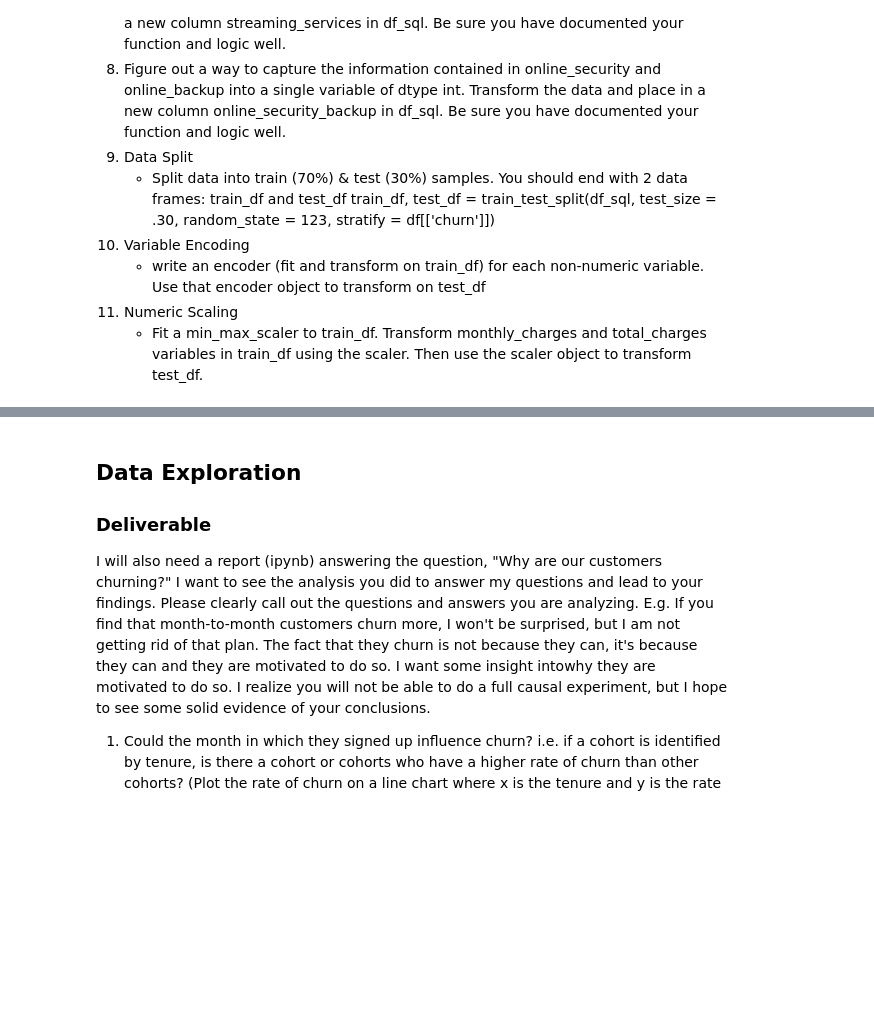
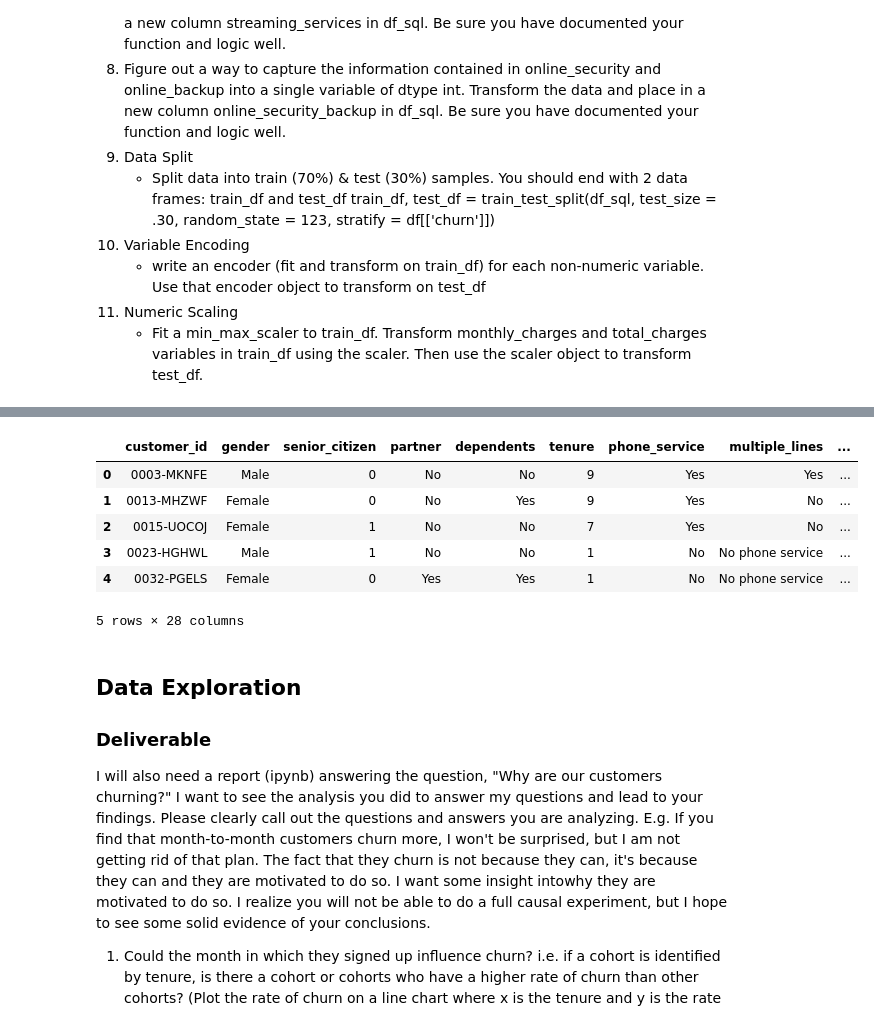
Before and after one commit to jess-katy/classification_project, a Jupyter notebook: Classification_Proj_Jess_Katy_MASTER.ipynb, the cells around one changed output, grey strips where cells are left out. Drawn from its saved outputs; the diff is of its cells as text; code cells hidden in the pictures; blank space fills up the shorter version.

```diff
--- a/Classification_Proj_Jess_Katy_MASTER.ipynb
+++ b/Classification_Proj_Jess_Katy_MASTER.ipynb
@@ -72,3 +165,15 @@ train_df, test_df = train_test_split(df_sql, test_size = .30, random_state = 123
+# %%
+df = df.assign(tenure_year=df.tenure/12).round(2)
+# %%
+df.head()
+# %% [output]
+|  | customer_id | gender | senior_citizen | partner | dependents | tenure | phone_service | multiple_lines | ... |
+| 0 | 0003-MKNFE | Male | 0 | No | No | 9 | Yes | Yes | ... |
+| 1 | 0013-MHZWF | Female | 0 | No | Yes | 9 | Yes | No | ... |
+| 2 | 0015-UOCOJ | Female | 1 | No | No | 7 | Yes | No | ... |
+| 3 | 0023-HGHWL | Male | 1 | No | No | 1 | No | No phone service | ... |
+| 4 | 0032-PGELS | Female | 0 | Yes | Yes | 1 | No | No phone service | ... |
+5 rows × 28 columns
 # %% [markdown]
 ## Data Exploration
 ### Deliverable
```
Also changed, not shown: parts of 9 cells of this notebook.
